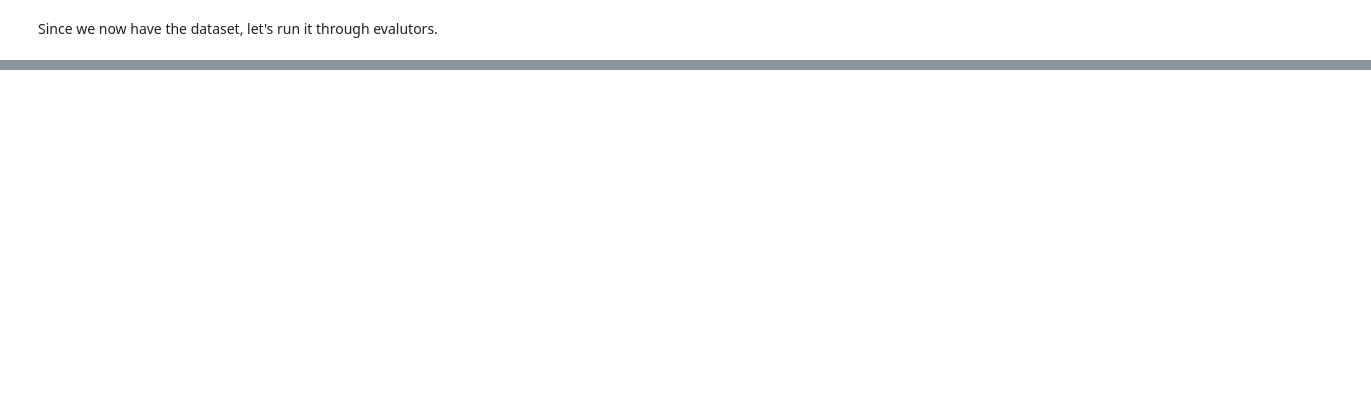
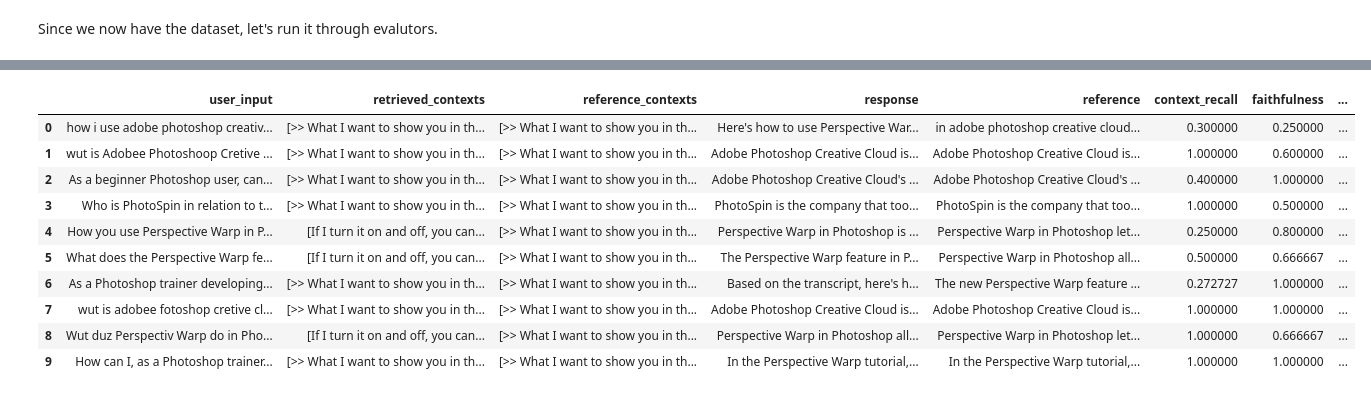
Before and after one commit to mbudisic/pstuts-rag, a Jupyter notebook: notebooks/evaluate_rag.ipynb, the cells around one changed output, grey strips where cells are left out. Cells and saved outputs as stored; diff of their text form; code cells hidden in the pictures; blank space fills up the shorter version.

```diff
--- a/notebooks/evaluate_rag.ipynb
+++ b/notebooks/evaluate_rag.ipynb
@@ -183,0 +225,2 @@ Name: StdDev, dtype: float64
+# %%
+ft.dataset = EvaluationDataset.from_hf_dataset(golden_small_hf)
@@ -183,0 +242,20 @@ Name: StdDev, dtype: float64
+# %%
+ft.result = evaluate(
+    dataset=ft.dataset,
+    metrics=[LLMContextRecall(), Faithfulness(), FactualCorrectness(), ResponseRelevancy(), ContextEntityRecall(), NoiseSensitivity()],
+    llm=evaluator_llm,
+    run_config=custom_run_config
+)
+ft.result.to_pandas()
+# %% [output]
+|  | user_input | retrieved_contexts | reference_contexts | response | reference | context_recall | faithfulness | ... |
+| 0 | how i use adobe photoshop creativ... | [>> What I want to show you in th... | [>> What I want to show you in th... | Here's how to use Perspective War... | in adobe photoshop creative cloud... | 0.300000 | 0.250000 | ... |
+| 1 | wut is Adobee Photoshoop Cretive ... | [>> What I want to show you in th... | [>> What I want to show you in th... | Adobe Photoshop Creative Cloud is... | Adobe Photoshop Creative Cloud is... | 1.000000 | 0.600000 | ... |
+| 2 | As a beginner Photoshop user, can... | [>> What I want to show you in th... | [>> What I want to show you in th... | Adobe Photoshop Creative Cloud's ... | Adobe Photoshop Creative Cloud's ... | 0.400000 | 1.000000 | ... |
+| 3 | Who is PhotoSpin in relation to t... | [>> What I want to show you in th... | [>> What I want to show you in th... | PhotoSpin is the company that too... | PhotoSpin is the company that too... | 1.000000 | 0.500000 | ... |
+| 4 | How you use Perspective Warp in P... | [If I turn it on and off, you can... | [>> What I want to show you in th... | Perspective Warp in Photoshop is ... | Perspective Warp in Photoshop let... | 0.250000 | 0.800000 | ... |
+| 5 | What does the Perspective Warp fe... | [If I turn it on and off, you can... | [>> What I want to show you in th... | The Perspective Warp feature in P... | Perspective Warp in Photoshop all... | 0.500000 | 0.666667 | ... |
+| 6 | As a Photoshop trainer developing... | [>> What I want to show you in th... | [>> What I want to show you in th... | Based on the transcript, here's h... | The new Perspective Warp feature ... | 0.272727 | 1.000000 | ... |
+| 7 | wut is adobee fotoshop cretive cl... | [>> What I want to show you in th... | [>> What I want to show you in th... | Adobe Photoshop Creative Cloud is... | Adobe Photoshop Creative Cloud is... | 1.000000 | 1.000000 | ... |
+| 8 | Wut duz Perspectiv Warp do in Pho... | [If I turn it on and off, you can... | [>> What I want to show you in th... | Perspective Warp in Photoshop all... | Perspective Warp in Photoshop let... | 1.000000 | 0.666667 | ... |
+| 9 | How can I, as a Photoshop trainer... | [>> What I want to show you in th... | [>> What I want to show you in th... | In the Perspective Warp tutorial,... | In the Perspective Warp tutorial,... | 1.000000 | 1.000000 | ... |
```
Also changed, not shown: parts of 32 cells of this notebook, 7 other files.
